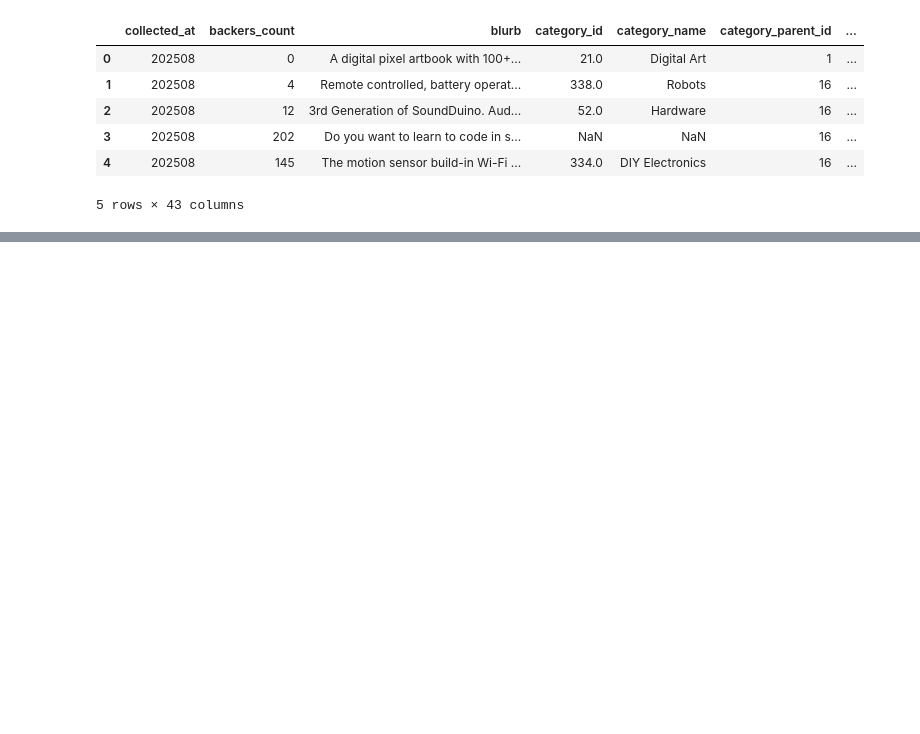
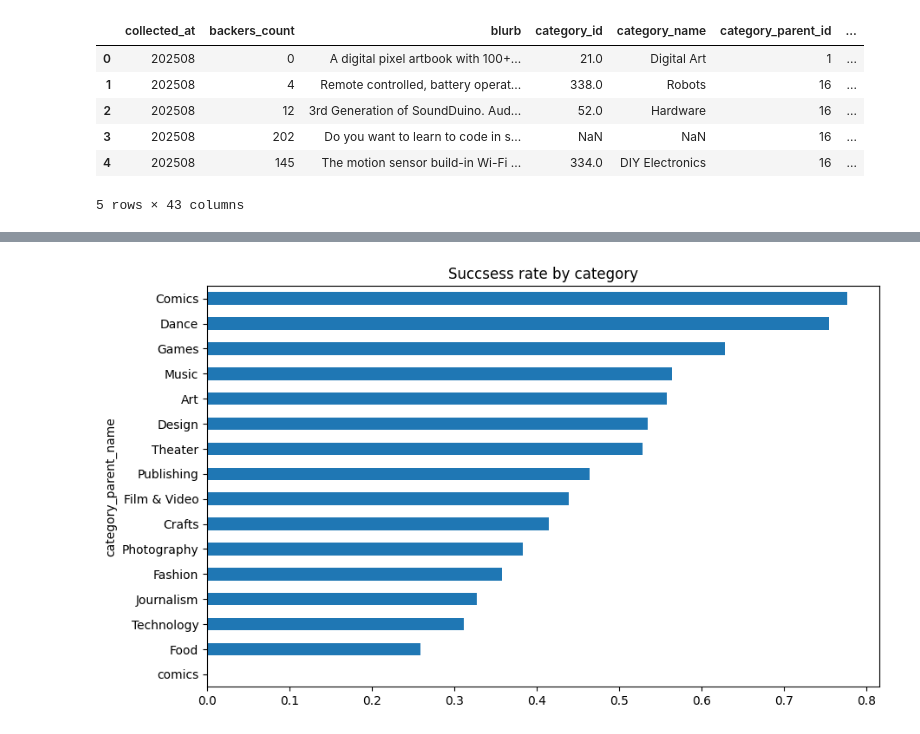
Before and after one commit to RicardoMA19/Kickstarter-Campaing-Launch-Assitant, a Jupyter notebook: Kickstarter-Assistant-Project.ipynb, the cells around one changed output, grey strips where cells are left out. Cells and saved outputs as stored; diff of their text form; code cells hidden in the pictures; blank space fills up the shorter version.

```diff
--- a/Kickstarter-Assistant-Project.ipynb
+++ b/Kickstarter-Assistant-Project.ipynb
@@ -39,0 +106,23 @@ NameError: name 'kick_rawdf' is not defined
+# %%
+# using dolars (USD)
+
+kick_df['goal_usd'] = kick_df['goal'] * kick_df['usd_exchange_rate']
+kick_df['pledged_usd'] = kick_df['usd_pledged']
+# %%
+# Replacing NaN for ""
+
+text_cols = ['name','blurb','profile_blurb']
+
+for col in text_cols:
+    kick_df[col] = kick_df[col].fillna("")
+# %%
+# bye NaN
+kick_df = kick_df.dropna(subset=[
+    'goal_usd',
+    'campaign_duration',
+    'category_parent_name',
+    'country'
+])
+# %%
+# to identify successful campaings
+kick_df['success'] = (kick_df['state'] == 'successful').astype(int)
@@ -39,0 +145,13 @@ NameError: name 'kick_rawdf' is not defined
+# %%
+# Exploratory Data Analysis
+# success rate by category
+
+success_by_cat = kick_df.groupby(
+    'category_parent_name'
+)['success'].mean().sort_values()
+
+success_by_cat.plot(kind='barh', figsize=(10,6))
+plt.title("Succsess rate by category")
+plt.show()
+# %% [output]
+[figure, added]
```
Also changed, not shown: parts of 9 cells of this notebook.
